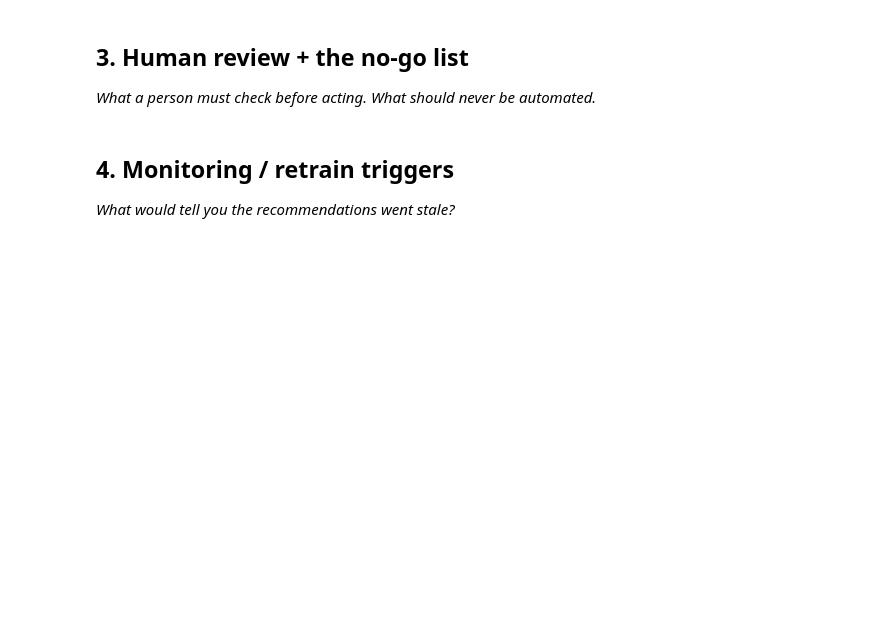
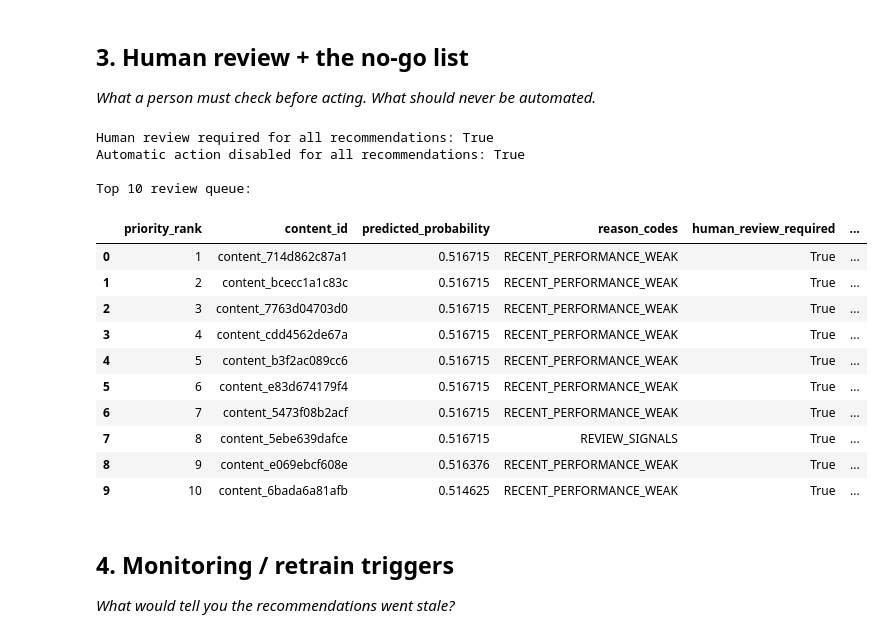
Before and after one commit to Nikita-Sudarshan/flyrank-ml-starter, a Jupyter notebook: work/notebooks/w07_action_playbook.ipynb, the cells around one changed output. Cells and saved outputs as stored; diff of their text form; code cells hidden in the pictures; blank space fills up the shorter version.

```diff
--- a/work/notebooks/w07_action_playbook.ipynb
+++ b/work/notebooks/w07_action_playbook.ipynb
@@ -19,3 +542,46 @@ This skeleton is yours to fill. Work the sections **in order** — each one has
+# %%
+
+
+review_queue = action_queue.copy()
+
+review_queue["human_review_required"] = True
+review_queue["no_automatic_action"] = True
+
+print("Human review required for all recommendations:",
+      review_queue["human_review_required"].all())
+
+print("Automatic action disabled for all recommendations:",
+      review_queue["no_automatic_action"].all())
+
+print("\nTop 10 review queue:")
+display(
+    review_queue[
+        [
+            "priority_rank",
+            "content_id",
+            "predicted_probability",
+            "reason_codes",
+            "human_review_required",
+            "no_automatic_action"
+        ]
+    ].head(10)
+)
+# %% [output]
+Human review required for all recommendations: True
+Automatic action disabled for all recommendations: True
+
+Top 10 review queue:
+|  | priority_rank | content_id | predicted_probability | reason_codes | human_review_required | ... |
+| 0 | 1 | content_714d862c87a1 | 0.516715 | RECENT_PERFORMANCE_WEAK | True | ... |
+| 1 | 2 | content_bcecc1a1c83c | 0.516715 | RECENT_PERFORMANCE_WEAK | True | ... |
+| 2 | 3 | content_7763d04703d0 | 0.516715 | RECENT_PERFORMANCE_WEAK | True | ... |
+| 3 | 4 | content_cdd4562de67a | 0.516715 | RECENT_PERFORMANCE_WEAK | True | ... |
+| 4 | 5 | content_b3f2ac089cc6 | 0.516715 | RECENT_PERFORMANCE_WEAK | True | ... |
+| 5 | 6 | content_e83d674179f4 | 0.516715 | RECENT_PERFORMANCE_WEAK | True | ... |
+| 6 | 7 | content_5473f08b2acf | 0.516715 | RECENT_PERFORMANCE_WEAK | True | ... |
+| 7 | 8 | content_5ebe639dafce | 0.516715 | REVIEW_SIGNALS | True | ... |
+| 8 | 9 | content_e069ebcf608e | 0.516376 | RECENT_PERFORMANCE_WEAK | True | ... |
+| 9 | 10 | content_6bada6a81afb | 0.514625 | RECENT_PERFORMANCE_WEAK | True | ... |
 # %% [markdown]
 ## 4. Monitoring / retrain triggers
 
```
Also changed, not shown: parts of 21 cells of this notebook.
